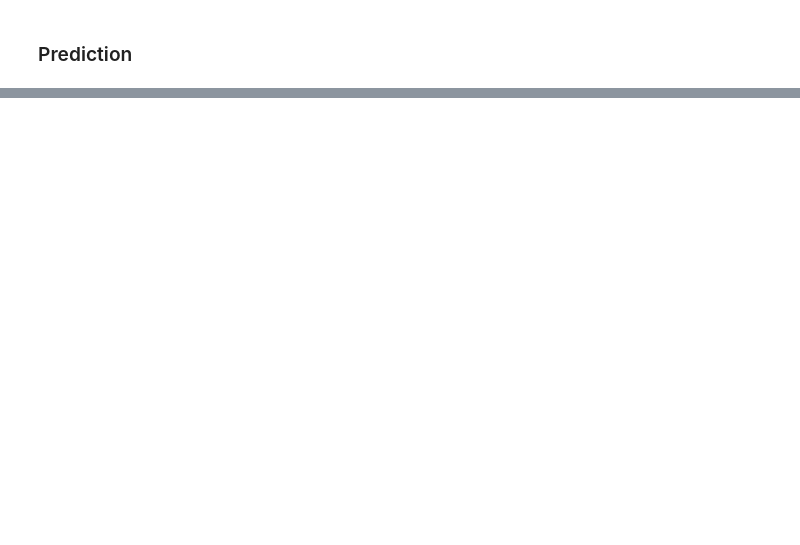
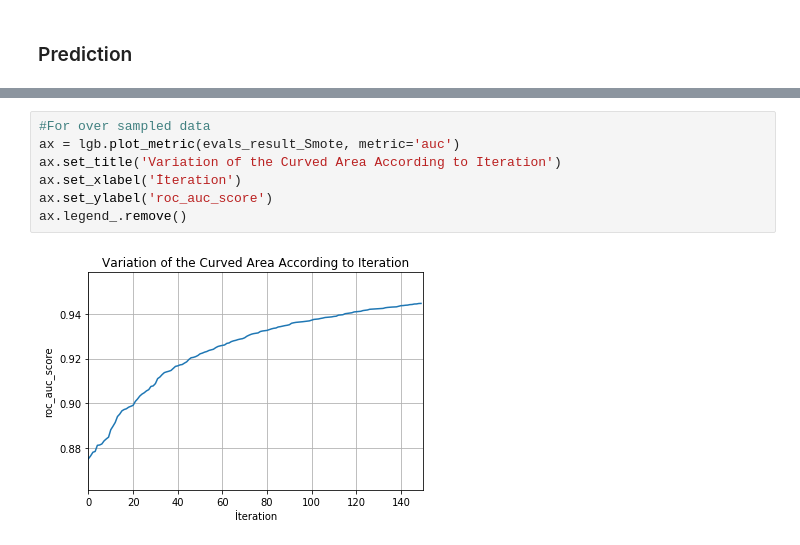
Before and after one commit to PallaviBartwal/Banking-Case-study---LightGBM, a Jupyter notebook: Banking case study lightgbm.ipynb, the cells around one changed output, grey strips where cells are left out. Drawn from its saved outputs; the diff is of its cells as text; blank space fills up the shorter version.

```diff
--- a/Banking case study lightgbm.ipynb
+++ b/Banking case study lightgbm.ipynb
@@ -436,3 +518,12 @@ ax.legend_.remove()
+# %%
+#For over sampled data
+ax = lgb.plot_metric(evals_result_Smote, metric='auc')
+ax.set_title('Variation of the Curved Area According to Iteration')
+ax.set_xlabel('İteration')
+ax.set_ylabel('roc_auc_score')
+ax.legend_.remove()
+# %% [output]
+[figure, added]
 # %%
 ax = lgb.plot_importance(gbm, max_num_features=10)
 ax.set_title('The values of Parametres')
```
Also changed, not shown: parts of 16 cells of this notebook.
